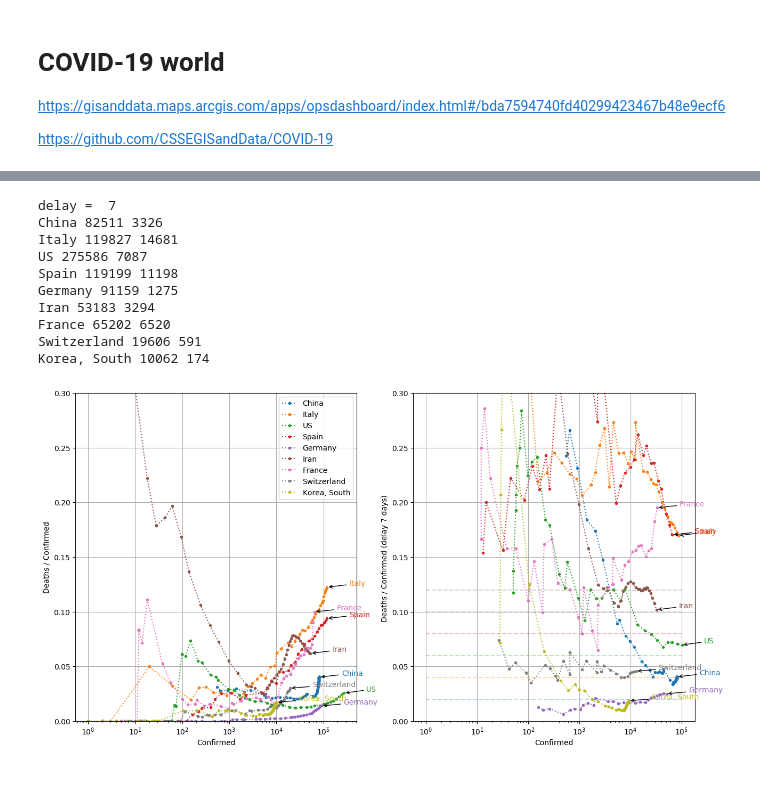
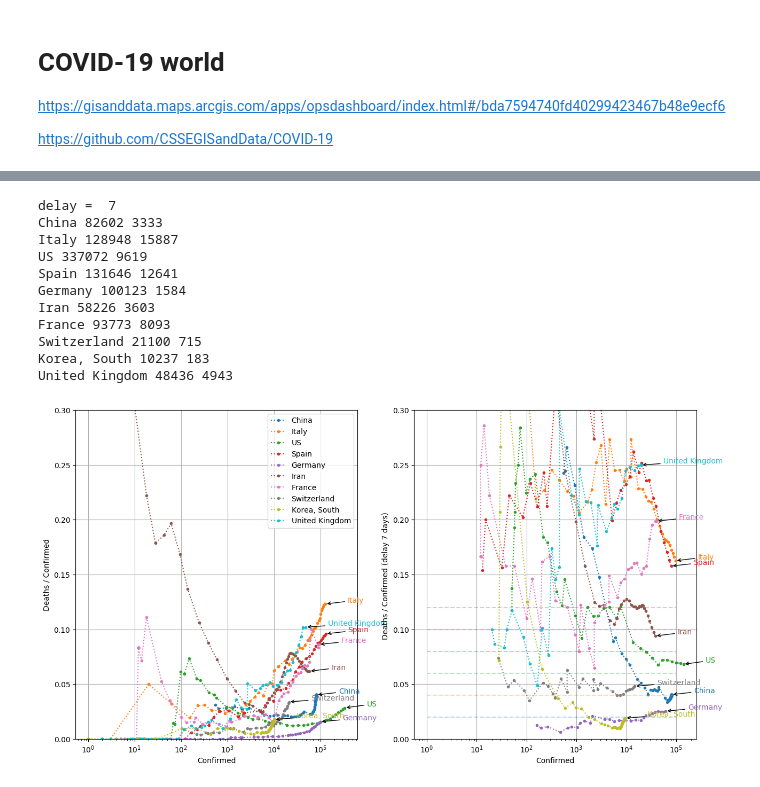
Before and after one commit to zenandrea/COVID-19_plots, a Jupyter notebook: plot_world.ipynb, the cells around one changed output, grey strips where cells are left out. Saved outputs shown, nothing was run; the diff lists cells and outputs as text; code cells hidden in the pictures.

```diff
--- a/plot_world.ipynb
+++ b/plot_world.ipynb
@@ -374,7 +374,7 @@ lista.append('Iran')
 lista.append('France')
 lista.append('Switzerland')
 lista.append('Korea, South')
-#lista.append('United Kingdom')
+lista.append('United Kingdom')
 #lista.append('Netherlands')
 #lista.append('Austria')
 #lista.append('Belgium')
@@ -429,43 +429,44 @@ for n, name in enumerate(lista):
 
 
 #xlin = np.linspace( xmin, xmax )
 #for an in range(6):
 #    a = 0.02*an
 #    ax[0].plot( xlin, a+np.zeros(len(xlin)) , 'b--', alpha=0.3, label='' )
 #    ax[0].annotate('y={}*x'.format(a), (xmax,a*xmax) )
 
 xlin = np.linspace( 1, 1e5 )
 for an in range(1,7):
     a = 0.02*an
     ax[1].plot( xlin, a+np.zeros(len(xlin)), '--', alpha=0.3, label='y={:3.2}*x'.format(a) )
 
 #start = 5; step = 7
 for i in range(2):
     #ax[i].set_xlim( 0, xt.max()+1)
     #ax[i].set_xticks(x[start::step])
     #ax[i].set_xticklabels(fxticks[start::step])
     #ax[i].set_xticklabels([])
     #ax[i].set_xticks(xticks, minor=True)
     ax[i].grid(True)
     ax[i].set_ylim(0.0,0.3)
     ax[i].set_xscale('log')
     ax[i].set_yscale('linear')
 
 ax[0].legend(loc='best')
 
 plt.savefig('plot_world_fatality.png')
 # %% [output]
 delay =  7
-China 82511 3326
-Italy 119827 14681
-US 275586 7087
-Spain 119199 11198
-Germany 91159 1275
-Iran 53183 3294
-France 65202 6520
-Switzerland 19606 591
-Korea, South 10062 174
+China 82602 3333
+Italy 128948 15887
+US 337072 9619
+Spain 131646 12641
+Germany 100123 1584
+Iran 58226 3603
+France 93773 8093
+Switzerland 21100 715
+Korea, South 10237 183
+United Kingdom 48436 4943
-[figure, old version]
+[figure, new version]
 # %%
 %matplotlib inline
 ##%matplotlib
```
Also changed, not shown: parts of 10 cells of this notebook, 9 other files.
